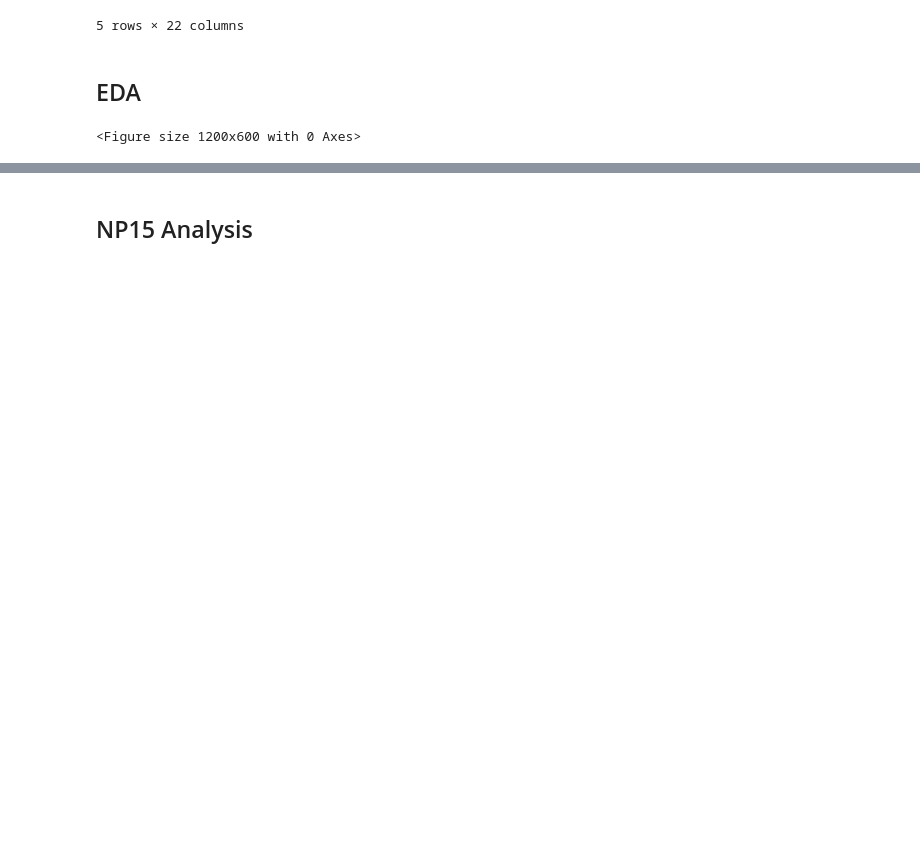
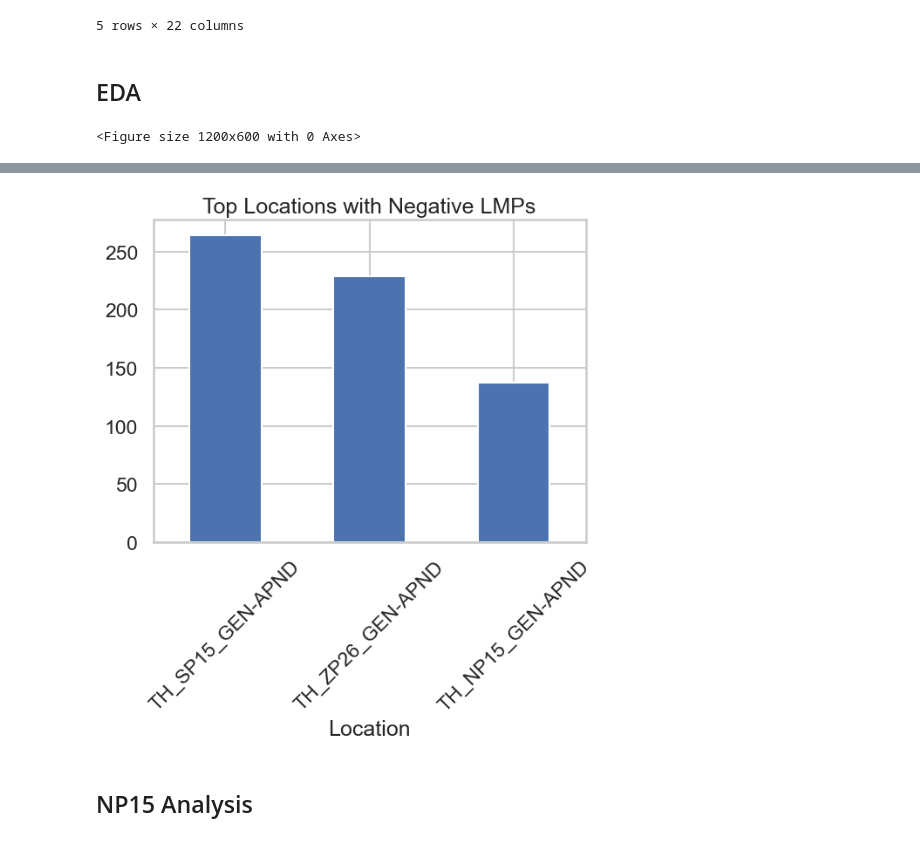
Before and after one commit to ChuhanShi/CAISO_LMP, a Jupyter notebook: powermarketprice.ipynb, the cells around one changed output, grey strips where cells are left out. Drawn from its saved outputs; the diff is of its cells as text; code cells hidden in the pictures; blank space fills up the shorter version.

```diff
--- a/powermarketprice.ipynb
+++ b/powermarketprice.ipynb
@@ -294,0 +296,20 @@ plt.show()
+# %%
+negative_lmps = merged_df[merged_df['LMP'] < 0]
+negative_lmps.set_index('Time', inplace=True)
+negative_lmps['hour'] = negative_lmps.index.hour
+negative_lmps['month'] = negative_lmps.index.month
+
+# # Count by hour
+# negative_lmps.groupby('hour').size().plot(kind='bar', title='Negative LMPs by Hour')
+
+# Group and reset index for Plotly
+hourly_counts = negative_lmps.groupby('hour').size().reset_index(name='count')
+
+# Plot with Plotly
+fig = px.bar(hourly_counts, x='hour', y='count',
+             title='Negative LMPs by Hour',
+             labels={'hour': 'Hour of Day', 'count': 'Number of Negative LMPs'},
+             color='count',
+             color_continuous_scale='Blues')
+
+fig.show()
@@ -294,0 +328,7 @@ plt.show()
+# %%
+neg_by_location = negative_lmps['Location'].value_counts()
+neg_by_location.head(10).plot(kind='bar', title='Top Locations with Negative LMPs')
+plt.xticks(rotation=45)
+plt.show()
+# %% [output]
+[figure, added]
```
Also changed, not shown: parts of 24 cells of this notebook.
